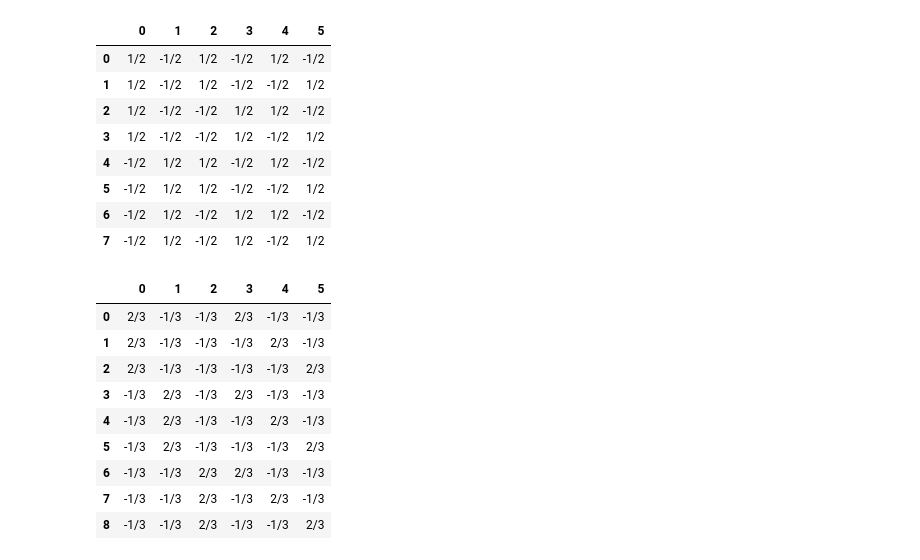
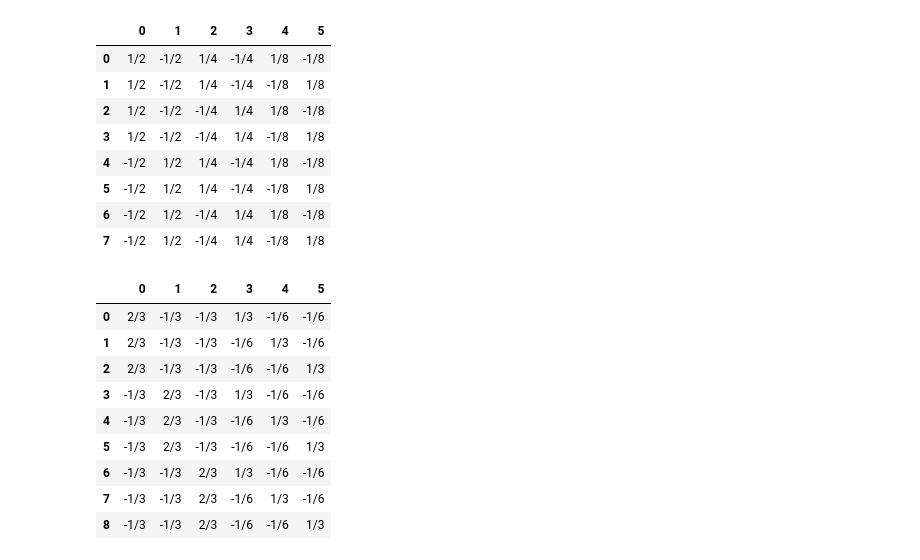
Before and after one commit to sheikhomar/coresets-bench, a Jupyter notebook: pynb/06-generate-benchmark.ipynb, the cells around one changed output. Saved outputs shown, nothing was run; the diff lists cells and outputs as text; code cells hidden in the pictures.

Commit message:
Extend benchmark with an extra parameter.

```diff
--- a/pynb/06-generate-benchmark.ipynb
+++ b/pynb/06-generate-benchmark.ipynb
@@ -6,7 +6,7 @@ from fractions import Fraction
 
 # np.set_printoptions(linewidth=200, formatter={'all':lambda x: str(fractions.Fraction(x).limit_denominator())})
 # %%
-def generate_benchmark(k: int, alpha: int):
+def generate_benchmark(k: int, alpha: int, beta: int):
     """Generate benchmark dataset.
 
     Parameters
@@ -15,6 +15,8 @@ def generate_benchmark(k: int, alpha: int):
         The size of the initial block which is a square k-by-k matrix.
     alpha: int
         The number of the column blocks.
+    beta: int
+        Scaling parameter for each column blocks.
 
     Returns
     -------
@@ -47,6 +49,14 @@ def generate_benchmark(k: int, alpha: int):
             copy_i = i // k
             copy_j = j + k
             data[i,j] = data[copy_i, copy_j]
+
+    # Scale column blocks
+    if beta > 1:
+        for i in range(alpha):
+            start_col = i*k
+            end_col = i*k + k
+            beta_val = beta ** (-i)
+            data[:, start_col:end_col] *= beta_val
     return data
 
 def create_block_highlighter(k: int):
@@ -62,42 +72,44 @@ def highlight_negative(col: pd.Series):
 # %%
 k = 2      # determines the block size
 alpha = 3  # determines the number of the column blocks.
+beta = 2
 
-data = generate_benchmark(k=k, alpha=alpha)
+data = generate_benchmark(k=k, alpha=alpha, beta=beta)
 
 df_data = pd.DataFrame(data)
 df_data = df_data.apply(lambda r: r.apply(lambda s: str(Fraction(s).limit_denominator())))
 df_data.style.apply(create_block_highlighter(k))
 # %% [output]
 |  | 0 | 1 | 2 | 3 | 4 | 5 |
-| 0 | 1/2 | -1/2 | 1/2 | -1/2 | 1/2 | -1/2 |
-| 1 | 1/2 | -1/2 | 1/2 | -1/2 | -1/2 | 1/2 |
-| 2 | 1/2 | -1/2 | -1/2 | 1/2 | 1/2 | -1/2 |
-| 3 | 1/2 | -1/2 | -1/2 | 1/2 | -1/2 | 1/2 |
-| 4 | -1/2 | 1/2 | 1/2 | -1/2 | 1/2 | -1/2 |
-| 5 | -1/2 | 1/2 | 1/2 | -1/2 | -1/2 | 1/2 |
-| 6 | -1/2 | 1/2 | -1/2 | 1/2 | 1/2 | -1/2 |
-| 7 | -1/2 | 1/2 | -1/2 | 1/2 | -1/2 | 1/2 |
+| 0 | 1/2 | -1/2 | 1/4 | -1/4 | 1/8 | -1/8 |
+| 1 | 1/2 | -1/2 | 1/4 | -1/4 | -1/8 | 1/8 |
+| 2 | 1/2 | -1/2 | -1/4 | 1/4 | 1/8 | -1/8 |
+| 3 | 1/2 | -1/2 | -1/4 | 1/4 | -1/8 | 1/8 |
+| 4 | -1/2 | 1/2 | 1/4 | -1/4 | 1/8 | -1/8 |
+| 5 | -1/2 | 1/2 | 1/4 | -1/4 | -1/8 | 1/8 |
+| 6 | -1/2 | 1/2 | -1/4 | 1/4 | 1/8 | -1/8 |
+| 7 | -1/2 | 1/2 | -1/4 | 1/4 | -1/8 | 1/8 |
 # %%
 k = 3      # determines the block size
 alpha = 2  # determines the number of the column blocks.
+beta = 2
 
-data = generate_benchmark(k=k, alpha=alpha)
+data = generate_benchmark(k=k, alpha=alpha, beta=beta)
 
 df_data = pd.DataFrame(data)
 df_data = df_data.apply(lambda r: r.apply(lambda s: str(Fraction(s).limit_denominator())))
 df_data.style.apply(create_block_highlighter(k))
 # %% [output]
 |  | 0 | 1 | 2 | 3 | 4 | 5 |
-| 0 | 2/3 | -1/3 | -1/3 | 2/3 | -1/3 | -1/3 |
-| 1 | 2/3 | -1/3 | -1/3 | -1/3 | 2/3 | -1/3 |
-| 2 | 2/3 | -1/3 | -1/3 | -1/3 | -1/3 | 2/3 |
-| 3 | -1/3 | 2/3 | -1/3 | 2/3 | -1/3 | -1/3 |
-| 4 | -1/3 | 2/3 | -1/3 | -1/3 | 2/3 | -1/3 |
-| 5 | -1/3 | 2/3 | -1/3 | -1/3 | -1/3 | 2/3 |
-| 6 | -1/3 | -1/3 | 2/3 | 2/3 | -1/3 | -1/3 |
-| 7 | -1/3 | -1/3 | 2/3 | -1/3 | 2/3 | -1/3 |
-| 8 | -1/3 | -1/3 | 2/3 | -1/3 | -1/3 | 2/3 |
+| 0 | 2/3 | -1/3 | -1/3 | 1/3 | -1/6 | -1/6 |
+| 1 | 2/3 | -1/3 | -1/3 | -1/6 | 1/3 | -1/6 |
+| 2 | 2/3 | -1/3 | -1/3 | -1/6 | -1/6 | 1/3 |
+| 3 | -1/3 | 2/3 | -1/3 | 1/3 | -1/6 | -1/6 |
+| 4 | -1/3 | 2/3 | -1/3 | -1/6 | 1/3 | -1/6 |
+| 5 | -1/3 | 2/3 | -1/3 | -1/6 | -1/6 | 1/3 |
+| 6 | -1/3 | -1/3 | 2/3 | 1/3 | -1/6 | -1/6 |
+| 7 | -1/3 | -1/3 | 2/3 | -1/6 | 1/3 | -1/6 |
+| 8 | -1/3 | -1/3 | 2/3 | -1/6 | -1/6 | 1/3 |
 # %%
 k = 4      # determines the block size
 alpha = 4  # determines the number of the column blocks.
```
Also changed, not shown: parts of 1 cell of this notebook, 1 other file.
